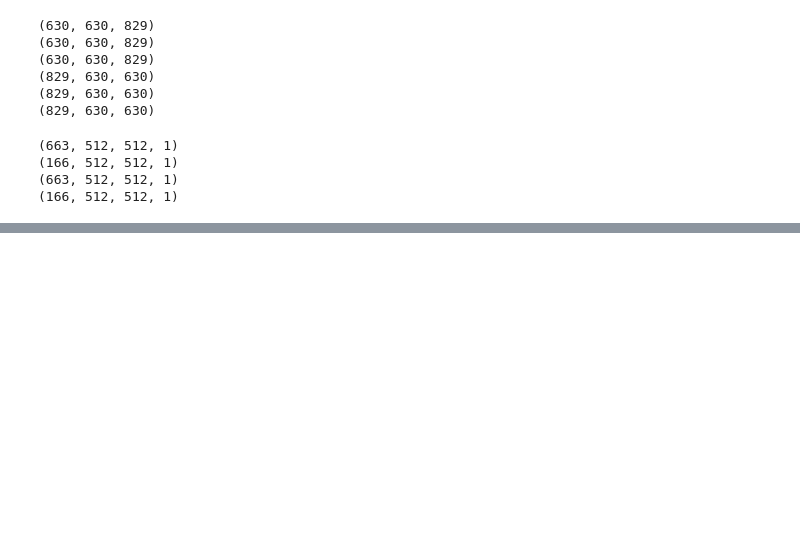
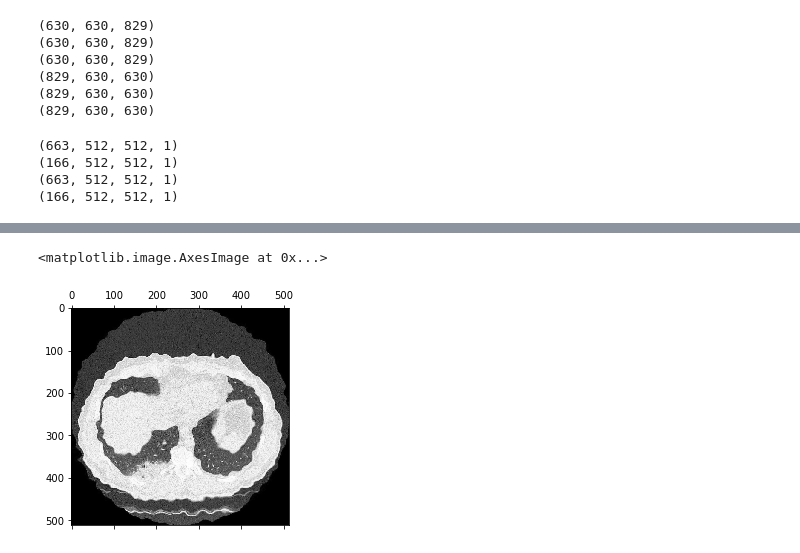
Before and after one commit to mxmlnau/Deep-project, a Jupyter notebook: code.ipynb, the cells around one changed output, grey strips where cells are left out. Drawn from its saved outputs; the diff is of its cells as text; code cells hidden in the pictures; blank space fills up the shorter version.

```diff
--- a/code.ipynb
+++ b/code.ipynb
@@ -83,0 +118,40 @@ ax.matshow(x[70], cmap='gray')
+# %%
+# from https://gist.github.com/erniejunior/601cdf56d2b424757de5
+def elastic_transform(image, alpha, sigma, random_state=None):
+    """Elastic deformation of images as described in [Simard2003]_.
+    .. [Simard2003] Simard, Steinkraus and Platt, "Best Practices for
+       Convolutional Neural Networks applied to Visual Document Analysis", in
+       Proc. of the International Conference on Document Analysis and
+       Recognition, 2003.
+    """
+    if random_state is None:
+        random_state = np.random.RandomState(None)
+
+    shape = image.shape
+    dx = gaussian_filter((random_state.rand(*shape) * 2 - 1), sigma, mode="constant", cval=0) * alpha
+    dy = gaussian_filter((random_state.rand(*shape) * 2 - 1), sigma, mode="constant", cval=0) * alpha
+    dz = np.zeros_like(dx)
+
+    x, y, z = np.meshgrid(np.arange(shape[0]), np.arange(shape[1]), np.arange(shape[2]))
+
+    indices = np.reshape(y+dy, (-1, 1)), np.reshape(x+dx, (-1, 1)), np.reshape(z, (-1, 1))
+
+    distored_image = map_coordinates(image, indices, order=1, mode='reflect')
+    return distored_image.reshape(image.shape)
+# %%
+x_train_elastic = np.zeros((x_train.shape[0], 512, 512, 1))
+y_train_elastic = np.zeros((x_train.shape[0], 512, 512, 1))
+
+# bestämmer elastiteten och deformationen
+alpha = 1600
+sigma = 6
+
+for i in range(x_train.shape[0]):
+    x_train_elastic[i] = elastic_transform(x_train[i], alpha, sigma)
+    y_train_elastic[i] = elastic_transform(y_train[i], alpha, sigma)
+# %%
+fig, ax = plt.subplots(1)
+ax.matshow(array_to_img(x_train_elastic[6]), cmap='gray')
+# %% [output]
+<matplotlib.image.AxesImage at 0x...>
+[figure, added]
```
Also changed, not shown: parts of 27 cells of this notebook.
